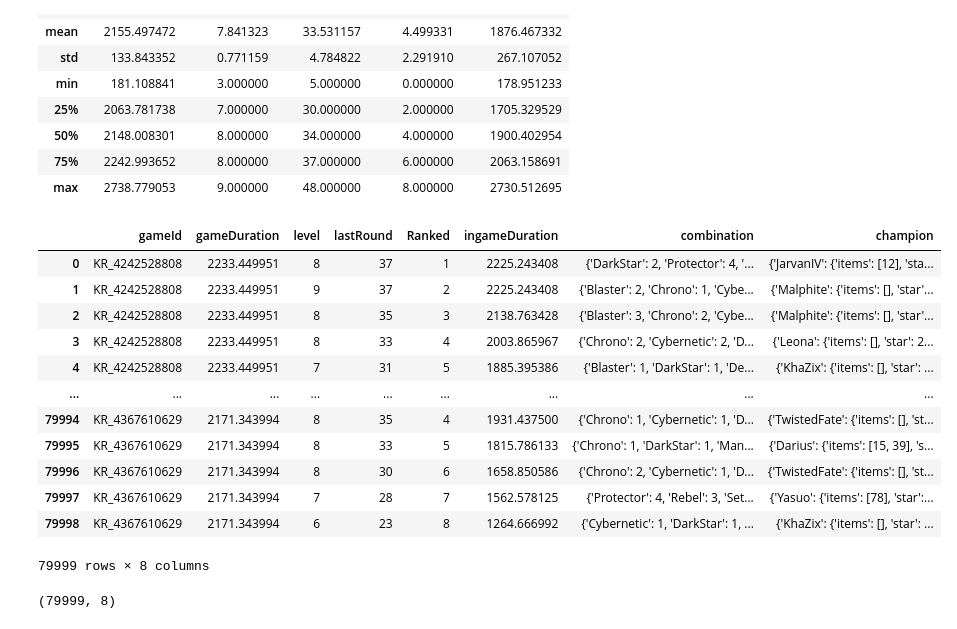
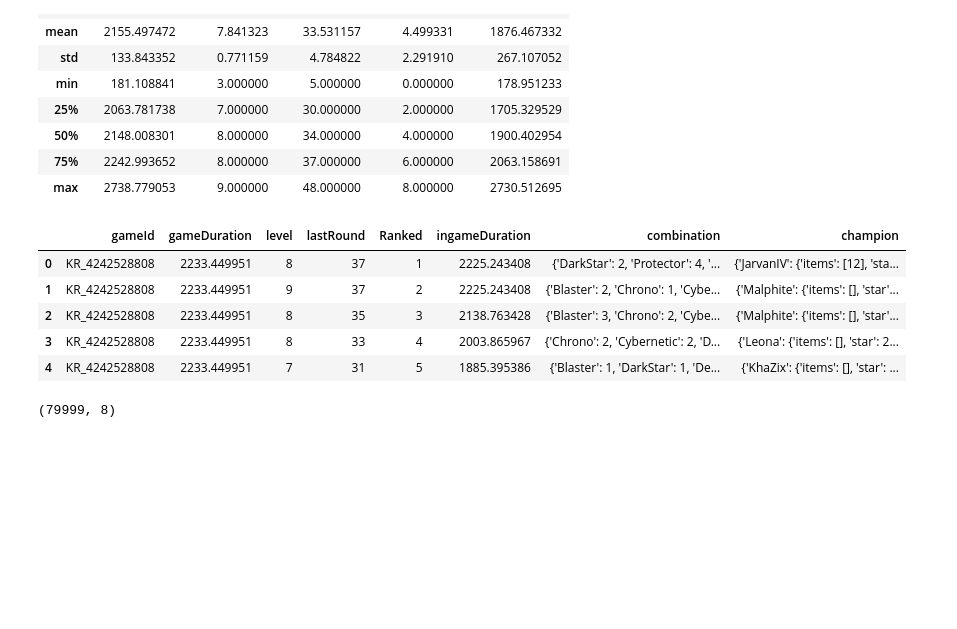
Before and after one commit to orin00/colab, a Jupyter notebook: 240315_TFT분류모델.ipynb, the cells around one changed output. Saved outputs shown, nothing was run; the diff lists cells and outputs as text; code cells hidden in the pictures; blank space fills up the shorter version.

```diff
--- a/240315_TFT분류모델.ipynb
+++ b/240315_TFT분류모델.ipynb
@@ -53,21 +53,14 @@ df.describe()
 | 75% | 2242.993652 | 8.000000 | 37.000000 | 6.000000 | 2063.158691 |
 | max | 2738.779053 | 9.000000 | 48.000000 | 8.000000 | 2730.512695 |
 # %%
-df
+df.head()
 # %% [output]
 |  | gameId | gameDuration | level | lastRound | Ranked | ingameDuration | combination | champion |
 | 0 | KR_4242528808 | 2233.449951 | 8 | 37 | 1 | 2225.243408 | {'DarkStar': 2, 'Protector': 4, '... | {'JarvanIV': {'items': [12], 'sta... |
 | 1 | KR_4242528808 | 2233.449951 | 9 | 37 | 2 | 2225.243408 | {'Blaster': 2, 'Chrono': 1, 'Cybe... | {'Malphite': {'items': [], 'star'... |
 | 2 | KR_4242528808 | 2233.449951 | 8 | 35 | 3 | 2138.763428 | {'Blaster': 3, 'Chrono': 2, 'Cybe... | {'Malphite': {'items': [], 'star'... |
 | 3 | KR_4242528808 | 2233.449951 | 8 | 33 | 4 | 2003.865967 | {'Chrono': 2, 'Cybernetic': 2, 'D... | {'Leona': {'items': [], 'star': 2... |
 | 4 | KR_4242528808 | 2233.449951 | 7 | 31 | 5 | 1885.395386 | {'Blaster': 1, 'DarkStar': 1, 'De... | {'KhaZix': {'items': [], 'star': ... |
-| ... | ... | ... | ... | ... | ... | ... | ... | ... |
-| 79994 | KR_4367610629 | 2171.343994 | 8 | 35 | 4 | 1931.437500 | {'Chrono': 1, 'Cybernetic': 1, 'D... | {'TwistedFate': {'items': [], 'st... |
-| 79995 | KR_4367610629 | 2171.343994 | 8 | 33 | 5 | 1815.786133 | {'Chrono': 1, 'DarkStar': 1, 'Man... | {'Darius': {'items': [15, 39], 's... |
-| 79996 | KR_4367610629 | 2171.343994 | 8 | 30 | 6 | 1658.850586 | {'Chrono': 2, 'Cybernetic': 1, 'D... | {'TwistedFate': {'items': [], 'st... |
-| 79997 | KR_4367610629 | 2171.343994 | 7 | 28 | 7 | 1562.578125 | {'Protector': 4, 'Rebel': 3, 'Set... | {'Yasuo': {'items': [78], 'star':... |
-| 79998 | KR_4367610629 | 2171.343994 | 6 | 23 | 8 | 1264.666992 | {'Cybernetic': 1, 'DarkStar': 1, ... | {'KhaZix': {'items': [], 'star': ... |
-79999 rows × 8 columns
 # %%
 df.shape
 # %% [output]
```
Also changed, not shown: parts of 64 cells of this notebook.
